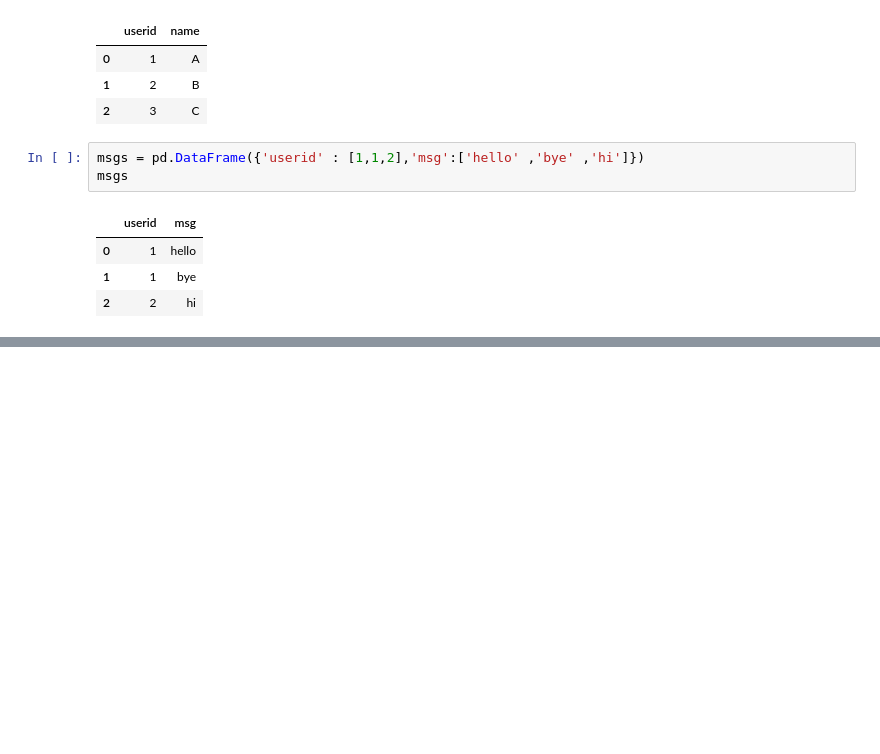
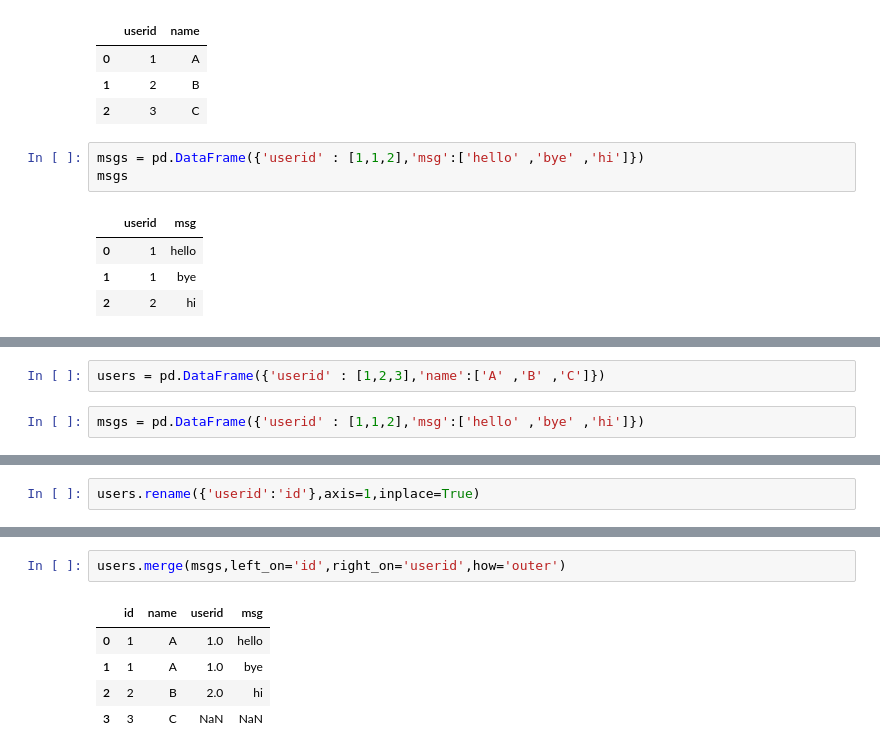
Before and after one commit to dailycodeminskole/Temp, a Jupyter notebook: PANDAS SCALER.ipynb, the cells around one changed output, grey strips where cells are left out. Cells and saved outputs as stored; diff of their text form; blank space fills up the shorter version.

```diff
--- a/PANDAS SCALER.ipynb
+++ b/PANDAS SCALER.ipynb
@@ -1117,0 +1142,4 @@ msgs
+# %%
+users = pd.DataFrame({'userid' : [1,2,3],'name':['A' ,'B' ,'C']})
+# %%
+msgs = pd.DataFrame({'userid' : [1,1,2],'msg':['hello' ,'bye' ,'hi']})
@@ -1117,0 +1174,2 @@ msgs
+# %%
+users.rename({'userid':'id'},axis=1,inplace=True)
@@ -1117,0 +1207,8 @@ msgs
+# %%
+users.merge(msgs,left_on='id',right_on='userid',how='outer')
+# %% [output]
+|  | id | name | userid | msg |
+| 0 | 1 | A | 1.0 | hello |
+| 1 | 1 | A | 1.0 | bye |
+| 2 | 2 | B | 2.0 | hi |
+| 3 | 3 | C | NaN | NaN |
```
Also changed, not shown: parts of 20 cells of this notebook.
